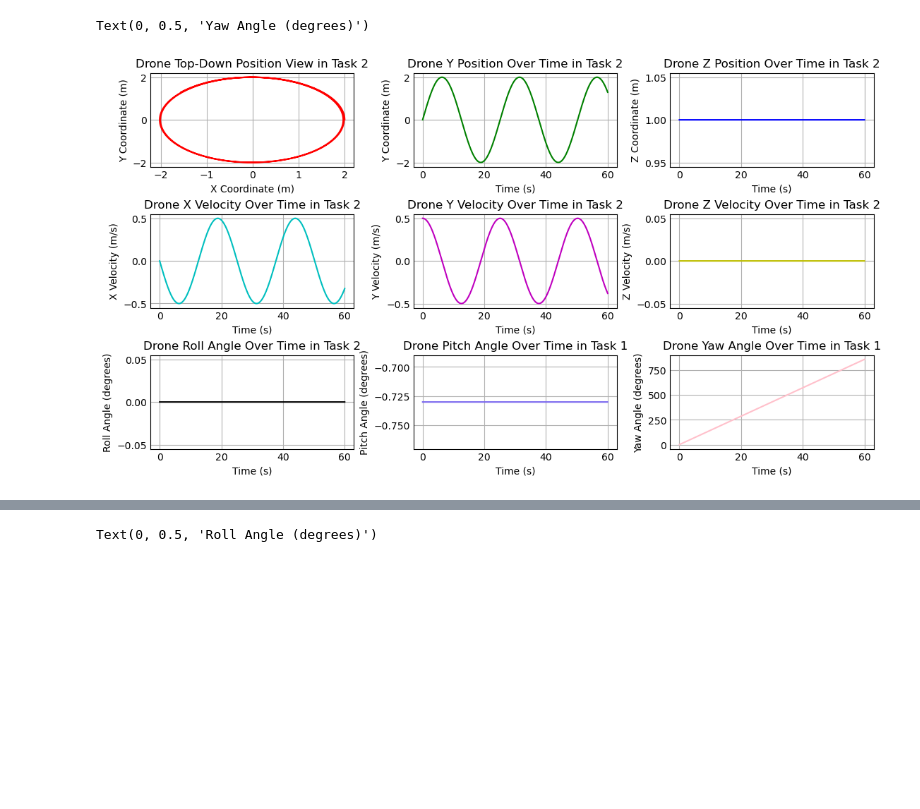
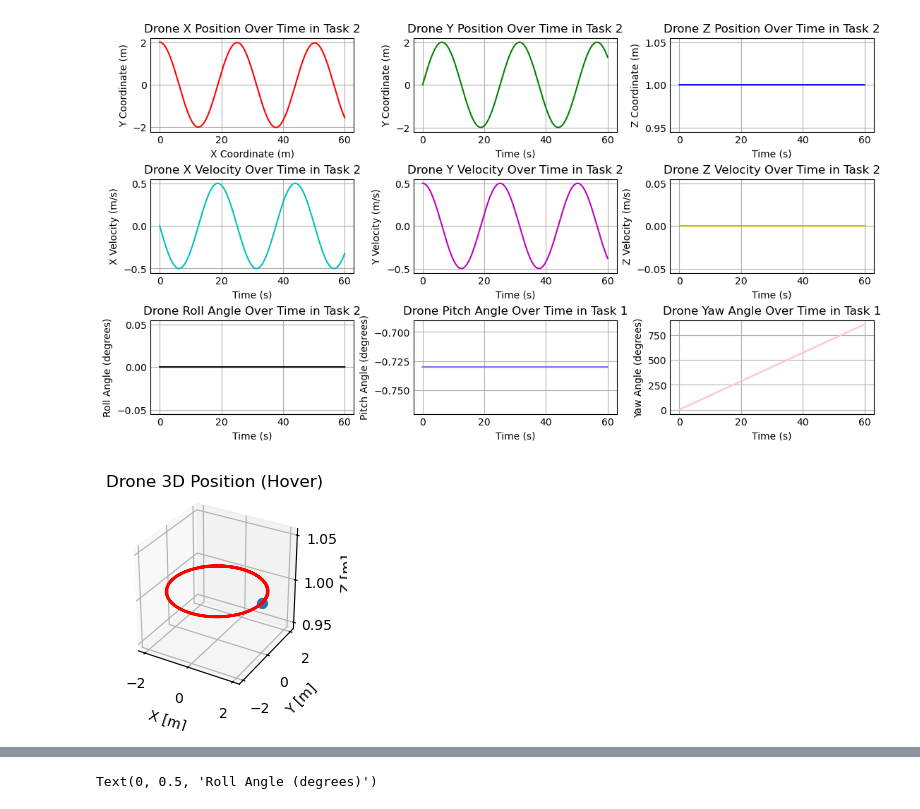
Before and after one commit to hannahs1021/AE352_Final, a Jupyter notebook: AE352_DroneProjV2.ipynb, the cells around one changed output, grey strips where cells are left out. Saved outputs shown, nothing was run; the diff lists cells and outputs as text; code cells hidden in the pictures; blank space fills up the shorter version.

Commit message:
added 3d plotting to all tasks

```diff
--- a/AE352_DroneProjV2.ipynb
+++ b/AE352_DroneProjV2.ipynb
@@ -275,8 +292,8 @@ theta_t = np.rad2deg(np.array(eulers_t).T[1])
 psi_t = np.rad2deg(np.array(eulers_t).T[2])
 
 fig, axs = plt.subplots(ncols=3, nrows=3, figsize=(11, 6), layout="constrained")
-axs[0][0].plot(r_tx, r_ty, 'r-')
-axs[0][0].set_title('Drone Top-Down Position View in Task 2', )
+axs[0][0].plot(t_t, r_tx, 'r-')
+axs[0][0].set_title('Drone X Position Over Time in Task 2', )
 axs[0][0].set_xlabel('X Coordinate (m)')
 axs[0][0].set_ylabel('Y Coordinate (m)')
 
@@ -293,35 +310,50 @@ axs[0][2].set_ylabel('Z Coordinate (m)')
 axs[1][0].plot(t_t, v_tx, 'c-')
 axs[1][0].set_title('Drone X Velocity Over Time in Task 2', )
 axs[1][0].set_xlabel('Time (s)')
 axs[1][0].set_ylabel('X Velocity (m/s)')
 
 axs[1][1].plot(t_t, v_ty, 'm-')
 axs[1][1].set_title('Drone Y Velocity Over Time in Task 2')
 axs[1][1].set_xlabel('Time (s)')
 axs[1][1].set_ylabel('Y Velocity (m/s)')
 
 axs[1][2].plot(t_t, v_tz, 'y-')
 axs[1][2].set_title('Drone Z Velocity Over Time in Task 2')
 axs[1][2].set_xlabel('Time (s)')
 axs[1][2].set_ylabel('Z Velocity (m/s)')
 
 axs[2][0].plot(t_t, phi_t, 'k-')
 axs[2][0].set_title('Drone Roll Angle Over Time in Task 2', )
 axs[2][0].set_xlabel('Time (s)')
 axs[2][0].set_ylabel('Roll Angle (degrees)')
 
 axs[2][1].plot(t_t, theta_t, color = 'mediumslateblue', linestyle = '-')
 axs[2][1].set_title('Drone Pitch Angle Over Time in Task 1')
 axs[2][1].set_xlabel('Time (s)')
 axs[2][1].set_ylabel('Pitch Angle (degrees)')
 
 axs[2][2].plot(t_t, psi_t, color = 'pink', linestyle = '-')
 axs[2][2].set_title('Drone Yaw Angle Over Time in Task 1')
 axs[2][2].set_xlabel('Time (s)')
 axs[2][2].set_ylabel('Yaw Angle (degrees)')
+
+fig = plt.figure()
+ax = fig.add_subplot(111, projection='3d')
+
+ax.plot(r_tx, r_ty, r_tz, 'r-', linewidth=2)
+ax.scatter(r_tx[0], r_ty[0], r_tz[0], marker='o', s=50)  # start point
+
+# Labels and formatting
+ax.set_xlabel('X [m]')
+ax.set_ylabel('Y [m]')
+ax.set_zlabel('Z [m]')
+ax.set_title('Drone 3D Position (Hover)')
+
+ax.set_box_aspect([1, 1, 1])  # equal scaling
+ax.grid(True)
 # %% [output]
-Text(0, 0.5, 'Yaw Angle (degrees)')
-[figure, old version]
+[figure, new version]
+[figure, added]
 # %%
 # Task 3. Launch from ground and ascend vertically until 1m above ground. Move in a straight line 1m above ground at an average speed of 1m/s for 5m,
 # stop (hover), yaw 90 deg to the left, move in another straight line for 5m, stop (hover), land vertically with a speed of no more than 1cm/s.
```
Also changed, not shown: parts of 3 cells of this notebook.
